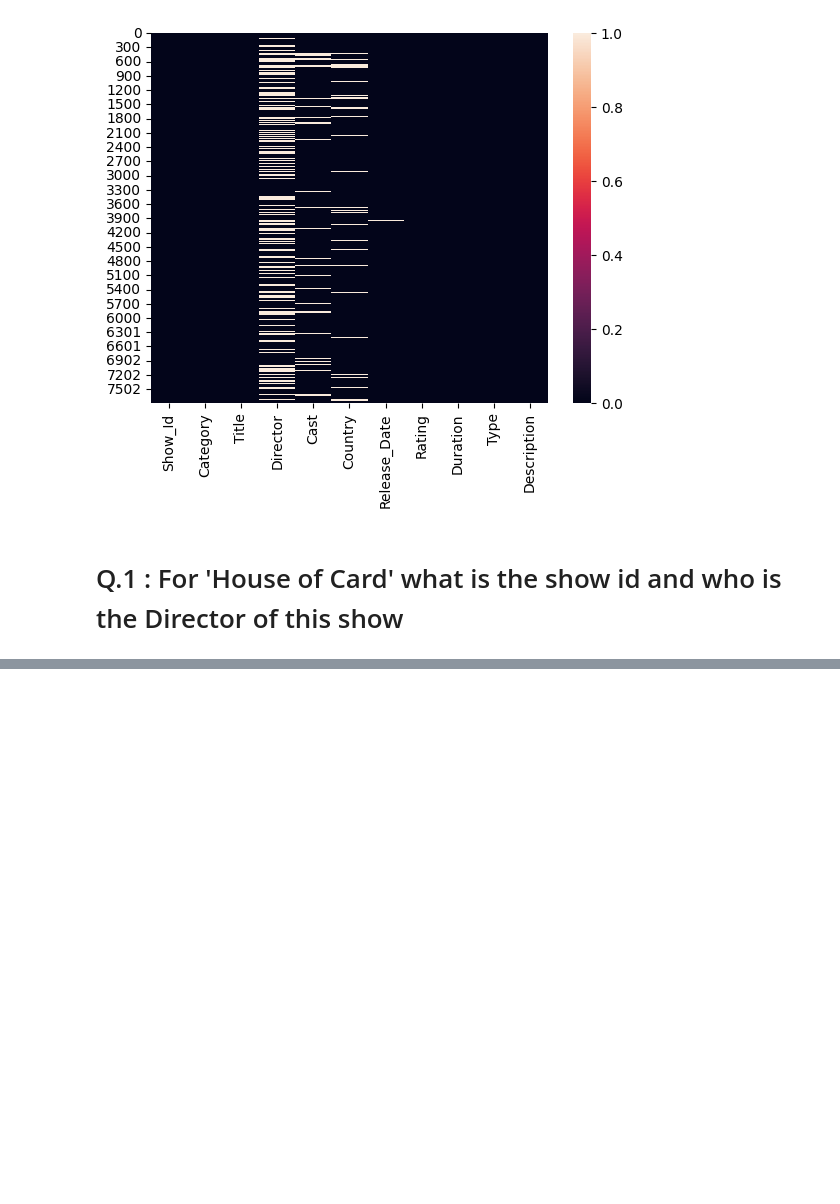
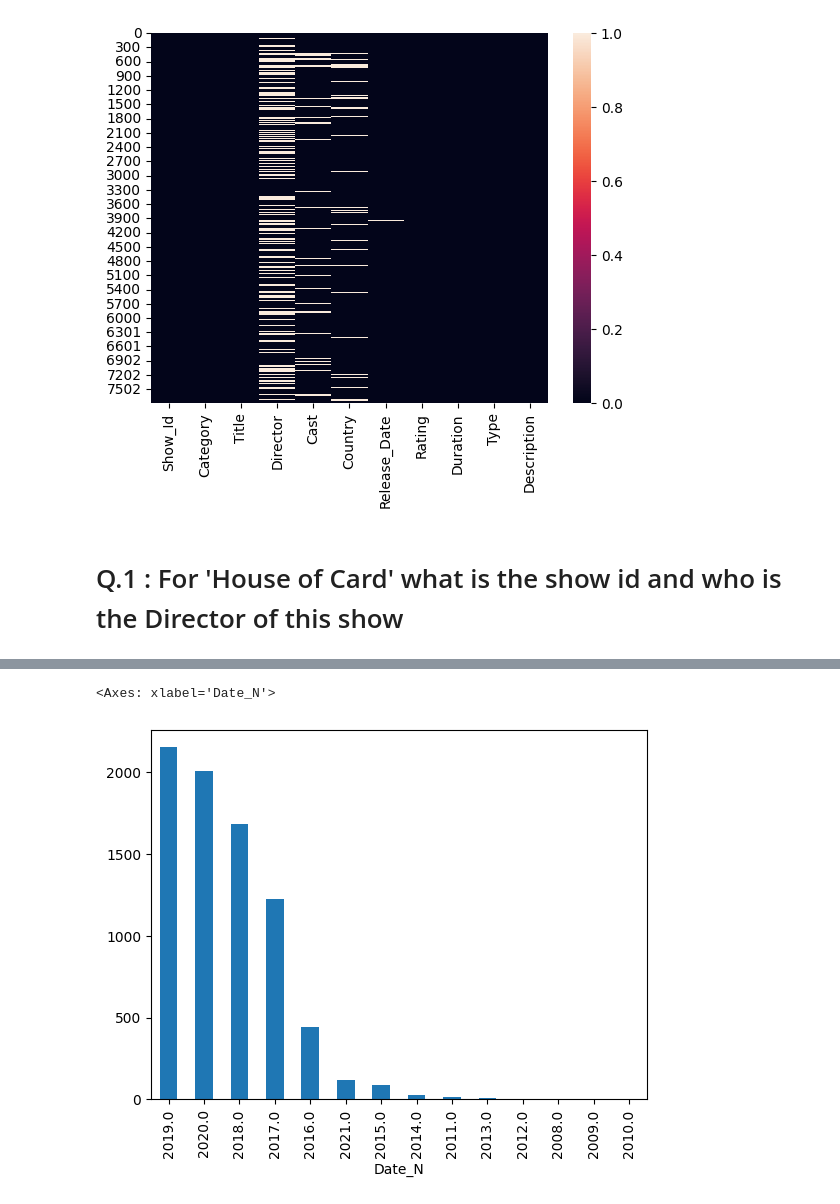
Before and after one commit to ravi7317/Python-Library, a Jupyter notebook: Project/Netflix-Data/netflix.ipynb, the cells around one changed output, grey strips where cells are left out. Cells and saved outputs as stored; diff of their text form; code cells hidden in the pictures; blank space fills up the shorter version.

```diff
--- a/Project/Netflix-Data/netflix.ipynb
+++ b/Project/Netflix-Data/netflix.ipynb
@@ -157,0 +175,2 @@ data[data['Title'].str.contains('House of Cards')]
+# %%
+data['Date_N'] = pd.to_datetime(data['Release_Date'], format='mixed')
@@ -157,0 +237,6 @@ data[data['Title'].str.contains('House of Cards')]
+# %%
+#Bargraph
+data['Date_N'].dt.year.value_counts().plot(kind='bar')
+# %% [output]
+<Axes: xlabel='Date_N'>
+[figure, added]
```
Also changed, not shown: parts of 22 cells of this notebook.
